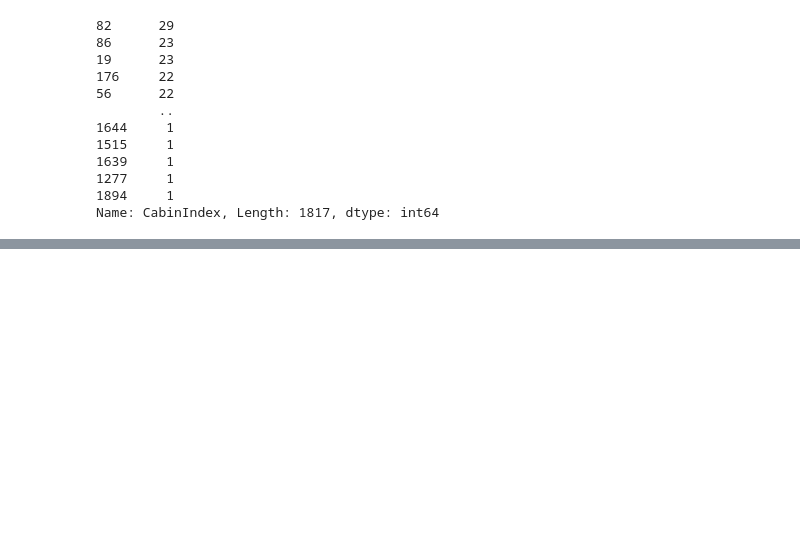
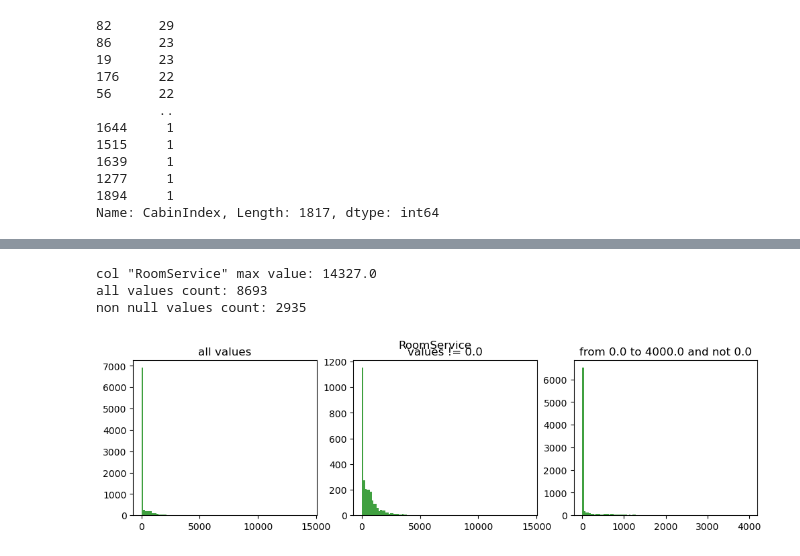
Before and after one commit to irvind/spaceship_titanic, a Jupyter notebook: spaceship_titanic.ipynb, the cells around one changed output, grey strips where cells are left out. Saved outputs shown, nothing was run; the diff lists cells and outputs as text; code cells hidden in the pictures; blank space fills up the shorter version.

```diff
--- a/spaceship_titanic.ipynb
+++ b/spaceship_titanic.ipynb
@@ -363,0 +342,32 @@ plt.show()
+# %%
+def show_hist_diagram(df, col_name, title=None, border=None):
+    fig, axs = plt.subplots(nrows=1, ncols=3 if border else 2, figsize=(12, 3))
+    # fig.tight_layout(pad=2.0)
+
+    all_values = df[col_name].values
+    non_null_values = df[col_name].loc[lambda x : x != 0.0].values
+
+    axs[0].hist(all_values, 100, facecolor='g', alpha=0.75)
+    axs[0].set_title('all values')
+    axs[1].hist(non_null_values, 100, facecolor='g', alpha=0.75)
+    axs[1].set_title('values != 0.0')
+    if border:
+        # TODO: fix exception if x != 0.0 is specified
+        axs[2].hist(df[col_name].where(lambda x: (x <= border)).values, 100, facecolor='g', alpha=0.75)
+        axs[2].set_title(f'from 0.0 to {border} and not 0.0')
+
+    if title is None:
+        title = col_name
+    fig.suptitle(title)
+
+    print(f'col "{col_name}" max value: {max(df[col_name])}')
+    print(f'all values count: {len(all_values)}')
+    print(f'non null values count: {len(non_null_values)}')
+
+show_hist_diagram(df, 'RoomService', border=4000.0)
+plt.show()
+# %% [output]
+col "RoomService" max value: 14327.0
+all values count: 8693
+non null values count: 2935
+[figure, added]
```
Also changed, not shown: parts of 17 cells of this notebook.
